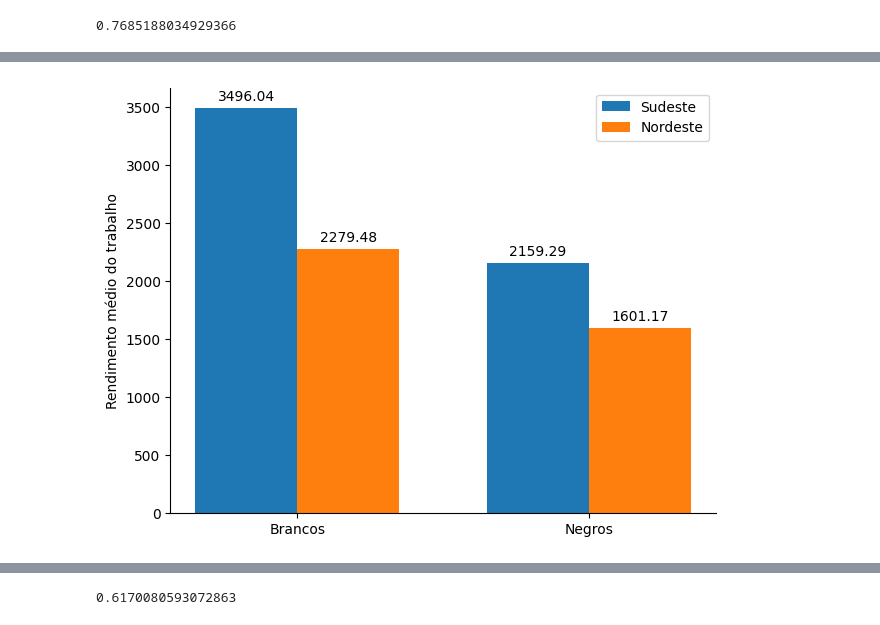
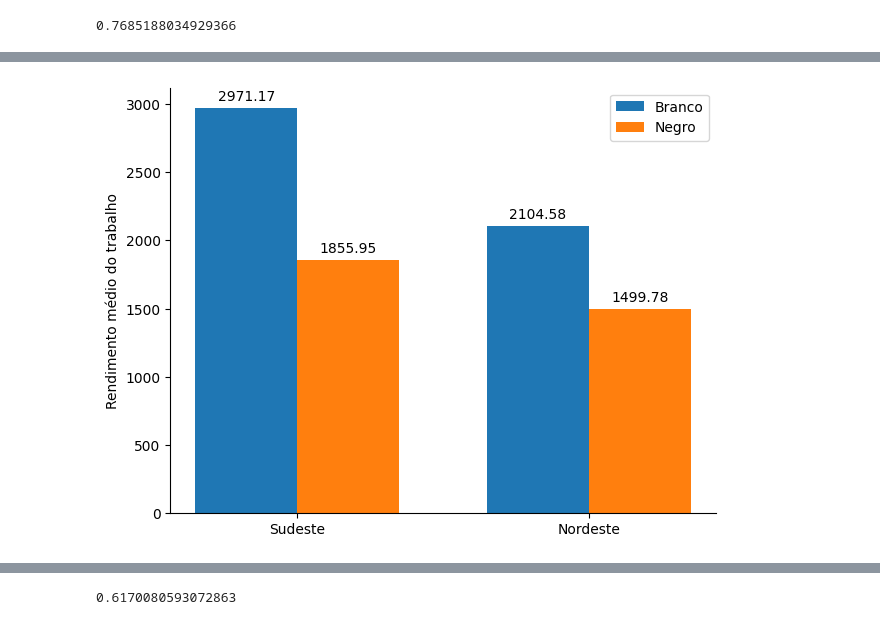
Before and after one commit to pactoPelaEquidade/reports, a Jupyter notebook: black_women/notebooks/2_plots_pnadc.ipynb, the cells around one changed output, grey strips where cells are left out. Drawn from its saved outputs; the diff is of its cells as text; code cells hidden in the pictures.

```diff
--- a/black_women/notebooks/2_plots_pnadc.ipynb
+++ b/black_women/notebooks/2_plots_pnadc.ipynb
@@ -110,28 +119,28 @@ df
 # %%
-labels = ['Brancos', 'Negros']
-sudeste_means = [3496.04, 2159.29]
-nordeste_means = [2279.48, 1601.17]
+labels = ['Sudeste', 'Nordeste']
+white_means = [2971.17,2104.58]
+black_means = [1855.95, 1499.78]
 
 x = np.arange(len(labels))  # the label locations
 width = 0.35  # the width of the bars
 
 fig, ax = plt.subplots()
-rects1 = ax.bar(x - width/2, sudeste_means, width, label='Sudeste')
-rects2 = ax.bar(x + width/2, nordeste_means, width, label='Nordeste')
+rects1 = ax.bar(x - width/2, white_means, width, label='Branco')
+rects2 = ax.bar(x + width/2, black_means, width, label='Negro')
 
 # Add some text for labels, title and custom x-axis tick labels, etc.
 ax.set_ylabel('Rendimento médio do trabalho')
 # ax.set_title('Scores by group and gender')
 ax.set_xticks(x, labels)
 ax.legend()
 
 ax.bar_label(rects1, padding=3)
 ax.bar_label(rects2, padding=3)
 ax.spines.right.set_visible(False)
 ax.spines.top.set_visible(False)
 fig.tight_layout()
-fig.savefig('/home/dell/Documents/pacto/reports/black_women/figures/wage_2002_region.pdf', bbox_inches='tight')
+fig.savefig('/home/dell/Documents/pacto/reports/black_women/figures/wage_2002_region_women.pdf', bbox_inches='tight')
 
 plt.show()
 # %% [output]
-[figure, old version]
+[figure, new version]
```
Also changed, not shown: parts of 24 cells of this notebook, 16 other files.
